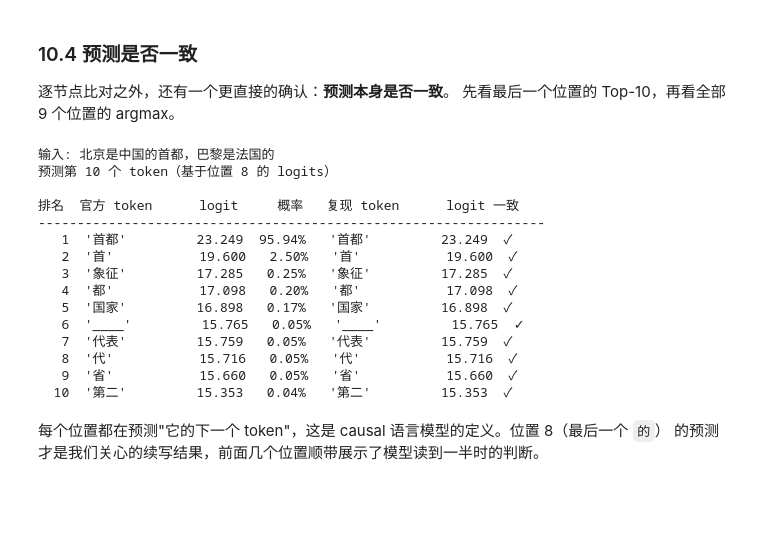
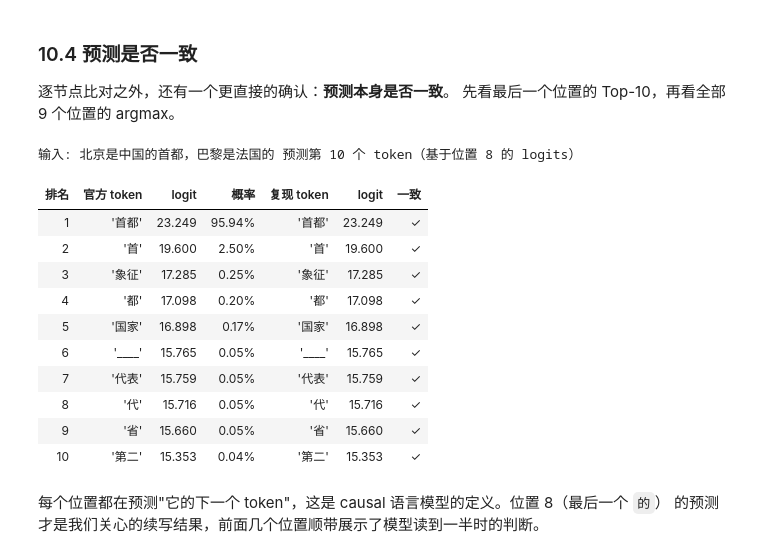
Before and after one commit to metaphyc/qwen3-miniLab, a Jupyter notebook: notebooks/02_dissect_forward_pass.ipynb, the cells around one changed output. Cells and saved outputs as stored; diff of their text form; code cells hidden in the pictures; blank space fills up the shorter version.

```diff
--- a/notebooks/02_dissect_forward_pass.ipynb
+++ b/notebooks/02_dissect_forward_pass.ipynb
@@ -384,15 +477,22 @@ class LayerView:
         self.index = index
 
     def __repr__(self):
-        lines = [f'Layer {self.index} 的中间状态（按计算顺序，可直接 Tab 补全）', '']
+        return f'<LayerView layer={self.index}，{len(LAYER_FIELDS)} 个字段>'
+
+    def _repr_html_(self):
+        rows = []
         for field, why in LAYER_FIELDS:
             tensor = getattr(self, field, None)
-            shape = str(tuple(tensor.shape)) if torch.is_tensor(tensor) else '(未记录)'
-            lines.append(f'  .{field:<13s} {shape:<20s} {why}')
-        lines.append('')
-        lines.append(f'  用法： look(qwen.L[{self.index}].q_proj)   '
-                     f'check(我的结果, qwen.L[{self.index}].q_proj)   （两者见 §3）')
-        return '\n'.join(lines)
+            rows.append((f'.{field}',
+                         str(tuple(tensor.shape)) if torch.is_tensor(tensor) else '(未记录)',
+                         why))
+        return table_html(
+            rows, header=['字段（可 Tab 补全）', '形状', '是什么'],
+            title=f'Layer {self.index} 的中间状态，按真实计算顺序\n'
+                  f'用法： look(qwen.L[{self.index}].q_proj)   '
+                  f'check(我的结果, qwen.L[{self.index}].q_proj)   （两者见 §3）')
+
+
 # endregion
 # %%
 # region 【工具】Observed + observe —— 挂 hook、跑一次官方 forward、摘 hook
@@ -2190,46 +2251,43 @@ print(f'复现 logits 数值范围: [{my_logits.min().item():.3f}, {my_logits.ma
 # %%
 TOP_K = 10
 last_position = SEQ - 1
 
 official_last = qwen.logits[0, last_position]
 my_last = my_logits[0, last_position]
 
 official_top = official_last.topk(TOP_K)
 my_top = my_last.topk(TOP_K)
 
 official_probs = torch.softmax(official_last, dim=-1)
 
-print(f'输入: {PROMPT}')
-print(f'预测第 {SEQ + 1} 个 token（基于位置 {last_position} 的 logits）\n')
-_head = (f'{_pad("排名", 4)}  {_pad("官方 token", 12, "<")} {"logit":>8s} {_pad("概率", 8)}   '
-         f'{_pad("复现 token", 12, "<")} {"logit":>8s} 一致')
-print(_head)
-print('-' * _w(_head))
+_rows = []
 for rank in range(TOP_K):
     o_id = official_top.indices[rank].item()
     m_id = my_top.indices[rank].item()
-    o_text = tokenizer.decode([o_id])
-    m_text = tokenizer.decode([m_id])
-    prob = official_probs[o_id].item()
-    same = '✓' if o_id == m_id else '✗'
-    print(f'{rank + 1:>4d}  {_pad(repr(o_text), 12, "<")} {official_top.values[rank].item():>8.3f} '
-          f'{prob:>7.2%}   {_pad(repr(m_text), 12, "<")} {my_top.values[rank].item():>8.3f}  {same}')
+    _rows.append((rank + 1,
+                  repr(tokenizer.decode([o_id])), official_top.values[rank].item(),
+                  f'{official_probs[o_id].item():.2%}',
+                  repr(tokenizer.decode([m_id])), my_top.values[rank].item(),
+                  o_id == m_id))
+
+show(_rows, header=['排名', '官方 token', 'logit', '概率',
+                    '复现 token', 'logit', '一致'],
+     fmt='{:.3f}', align='r',
+     title=f'输入: {PROMPT}\n'
+           f'预测第 {SEQ + 1} 个 token（基于位置 {last_position} 的 logits）')
 # %% [output]
-输入: 北京是中国的首都，巴黎是法国的
-预测第 10 个 token（基于位置 8 的 logits）
-
-排名  官方 token      logit     概率   复现 token      logit 一致
------------------------------------------------------------------
-   1  '首都'         23.249  95.94%   '首都'         23.249  ✓
-   2  '首'           19.600   2.50%   '首'           19.600  ✓
-   3  '象征'         17.285   0.25%   '象征'         17.285  ✓
-   4  '都'           17.098   0.20%   '都'           17.098  ✓
-   5  '国家'         16.898   0.17%   '国家'         16.898  ✓
-   6  '____'         15.765   0.05%   '____'         15.765  ✓
-   7  '代表'         15.759   0.05%   '代表'         15.759  ✓
-   8  '代'           15.716   0.05%   '代'           15.716  ✓
-   9  '省'           15.660   0.05%   '省'           15.660  ✓
-  10  '第二'         15.353   0.04%   '第二'         15.353  ✓
+输入: 北京是中国的首都，巴黎是法国的 预测第 10 个 token（基于位置 8 的 logits）
+| 排名 | 官方 token | logit | 概率 | 复现 token | logit | 一致 |
+| 1 | '首都' | 23.249 | 95.94% | '首都' | 23.249 | ✓ |
+| 2 | '首' | 19.600 | 2.50% | '首' | 19.600 | ✓ |
+| 3 | '象征' | 17.285 | 0.25% | '象征' | 17.285 | ✓ |
+| 4 | '都' | 17.098 | 0.20% | '都' | 17.098 | ✓ |
+| 5 | '国家' | 16.898 | 0.17% | '国家' | 16.898 | ✓ |
+| 6 | '____' | 15.765 | 0.05% | '____' | 15.765 | ✓ |
+| 7 | '代表' | 15.759 | 0.05% | '代表' | 15.759 | ✓ |
+| 8 | '代' | 15.716 | 0.05% | '代' | 15.716 | ✓ |
+| 9 | '省' | 15.660 | 0.05% | '省' | 15.660 | ✓ |
+| 10 | '第二' | 15.353 | 0.04% | '第二' | 15.353 | ✓ |
 # %% [markdown]
 每个位置都在预测"它的下一个 token"，这是 causal 语言模型的定义。位置 8（最后一个 `的`）
 的预测才是我们关心的续写结果，前面几个位置顺带展示了模型读到一半时的判断。
```
Also changed, not shown: parts of 59 cells of this notebook.
